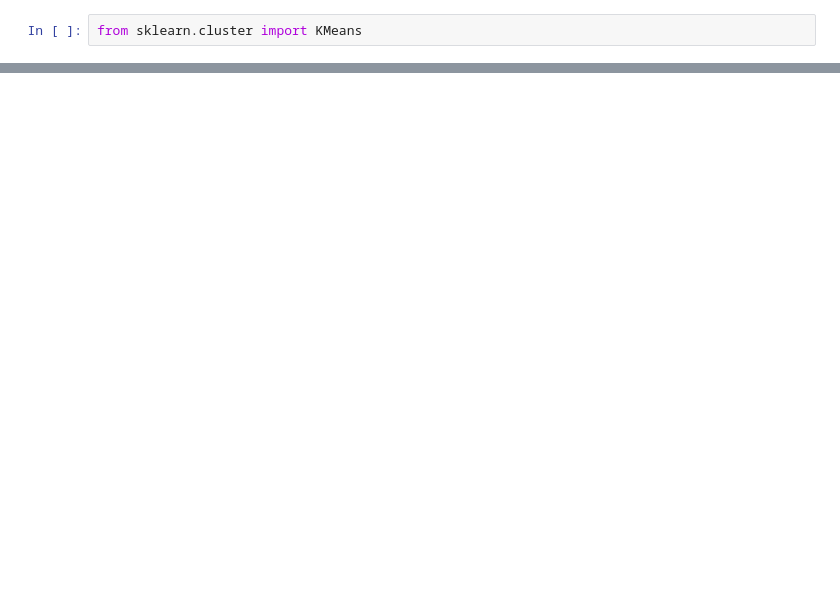
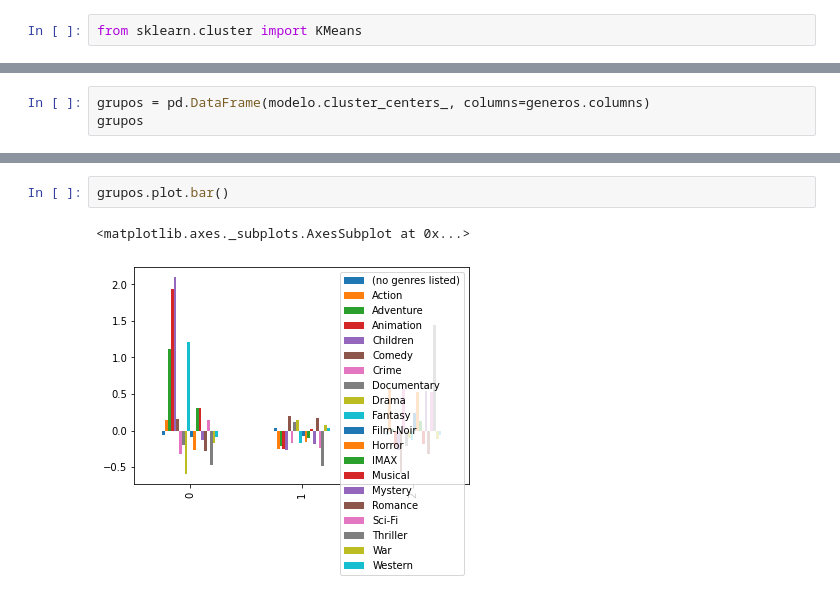
Before and after one commit to KaduMelo/machine-learning, a Jupyter notebook: filmes.ipynb, the cells around one changed output, grey strips where cells are left out. Saved outputs shown, nothing was run; the diff lists cells and outputs as text; blank space fills up the shorter version.

```diff
--- a/filmes.ipynb
+++ b/filmes.ipynb
@@ -47,0 +81,3 @@ Grupos [0 0 1 ... 2 0 1]
+# %%
+grupos = pd.DataFrame(modelo.cluster_centers_, columns=generos.columns)
+grupos
@@ -47,0 +89,5 @@ Grupos [0 0 1 ... 2 0 1]
+# %%
+grupos.plot.bar()
+# %% [output]
+<matplotlib.axes._subplots.AxesSubplot at 0x...>
+[figure, added]
```
Also changed, not shown: parts of 24 cells of this notebook.
